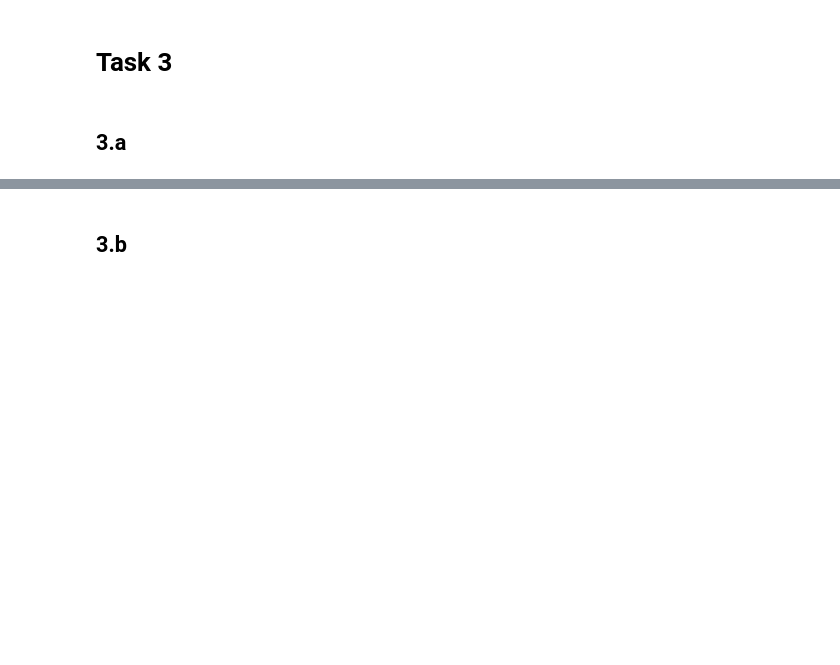
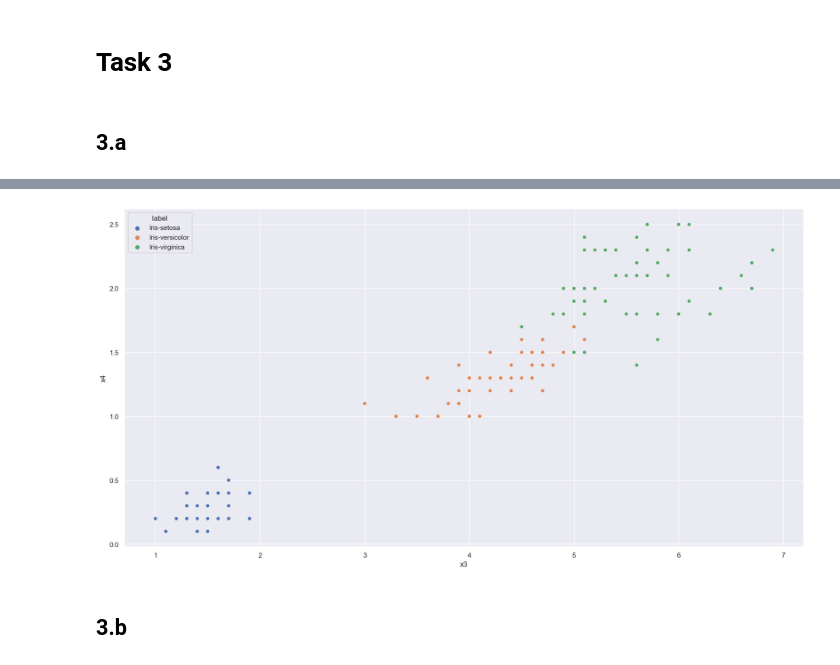
Before and after one commit to dpl373/AML, a Jupyter notebook: W_2/exercise_2_EK.ipynb, the cells around one changed output, grey strips where cells are left out. Saved outputs shown, nothing was run; the diff lists cells and outputs as text; code cells hidden in the pictures; blank space fills up the shorter version.

```diff
--- a/W_2/exercise_2_EK.ipynb
+++ b/W_2/exercise_2_EK.ipynb
@@ -138,2 +153,6 @@ matrix_T = matrix.T
+# %%
+sns.scatterplot( x= 'x3', y = 'x4', hue = 'label', data = iris);
+# %% [output]
+[figure, added]
 # %% [markdown]
 ## 3.b
```
Also changed, not shown: parts of 3 cells of this notebook.
